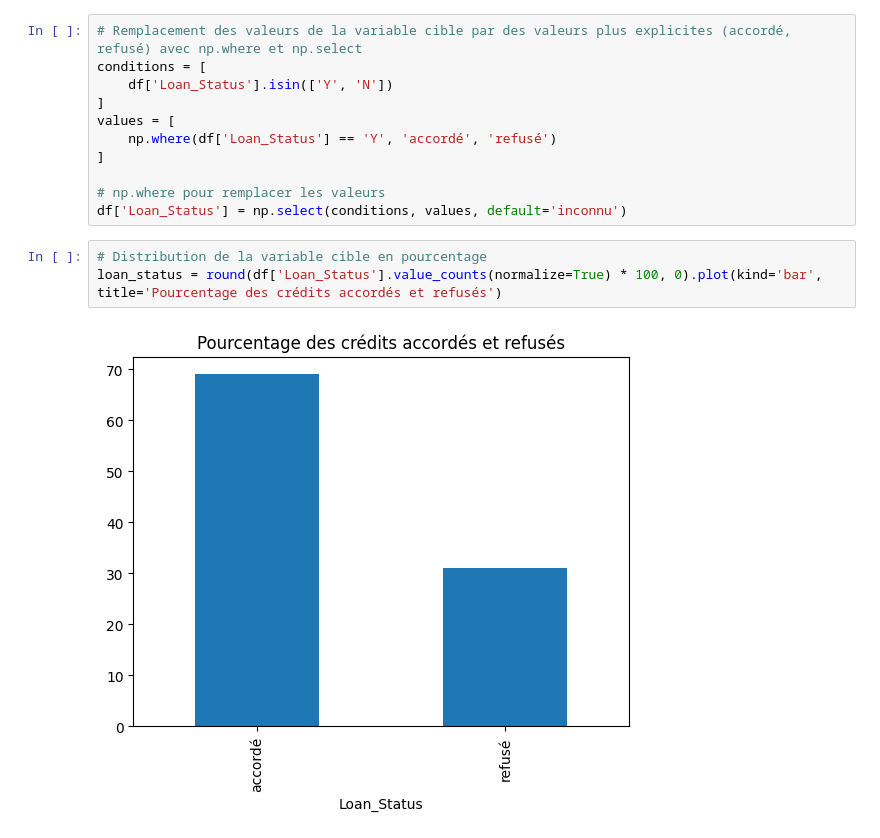
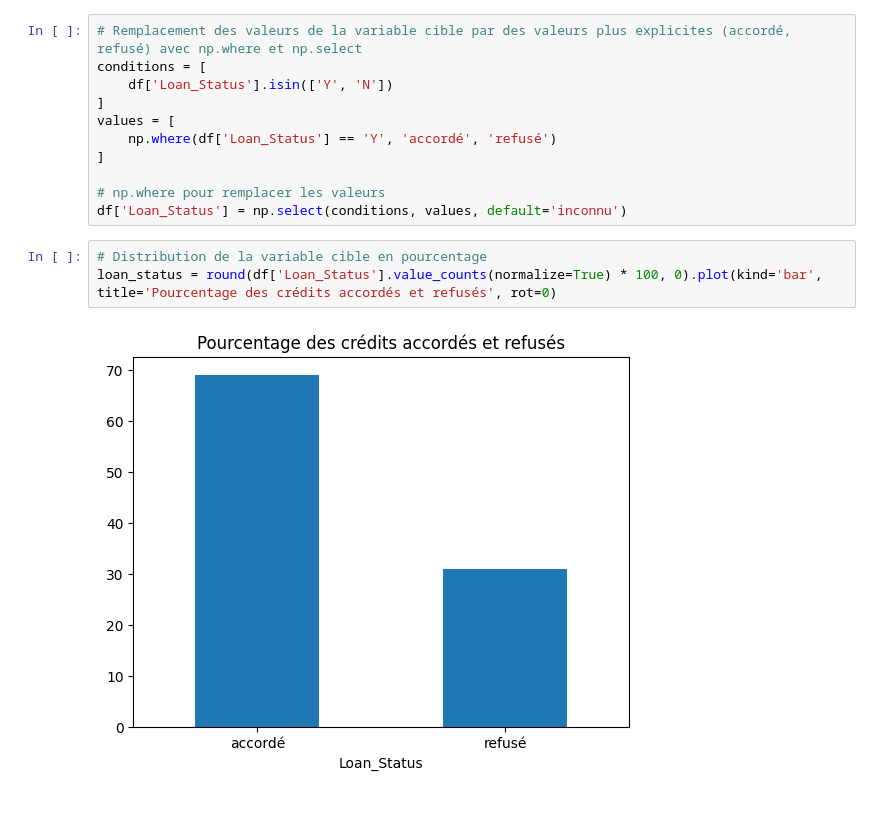
Before and after one commit to Patrick-NII/Analyse_Credits, a Jupyter notebook: feature.ipynb, the cells around one changed output. Drawn from its saved outputs; the diff is of its cells as text; blank space fills up the shorter version.

Commit message:
afichage Graphique

```diff
--- a/feature.ipynb
+++ b/feature.ipynb
@@ -134,6 +134,6 @@ values = [
 df['Loan_Status'] = np.select(conditions, values, default='inconnu')
 # %%
 # Distribution de la variable cible en pourcentage
-loan_status = round(df['Loan_Status'].value_counts(normalize=True) * 100, 0).plot(kind='bar', title='Pourcentage des crédits accordés et refusés')
+loan_status = round(df['Loan_Status'].value_counts(normalize=True) * 100, 0).plot(kind='bar', title='Pourcentage des crédits accordés et refusés', rot=0)
 # %% [output]
-[figure, old version]
+[figure, new version]
```
